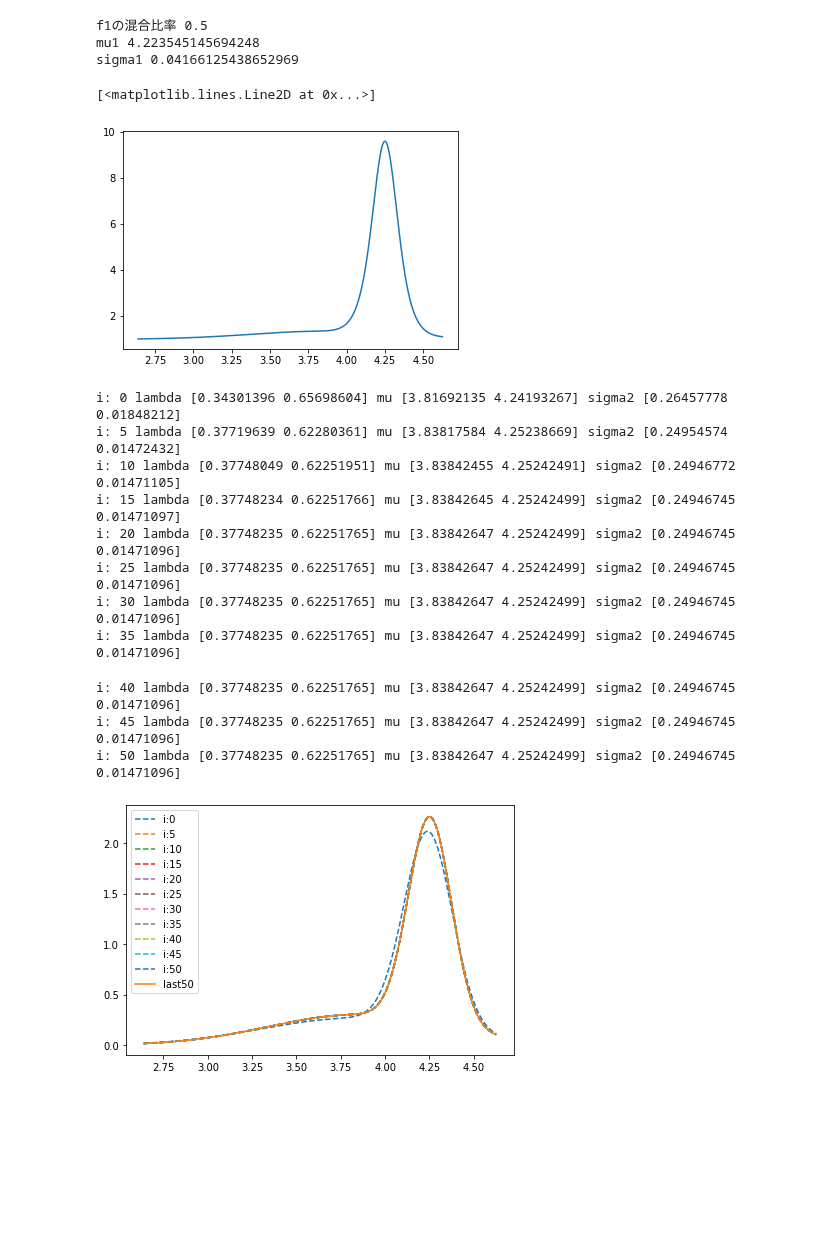
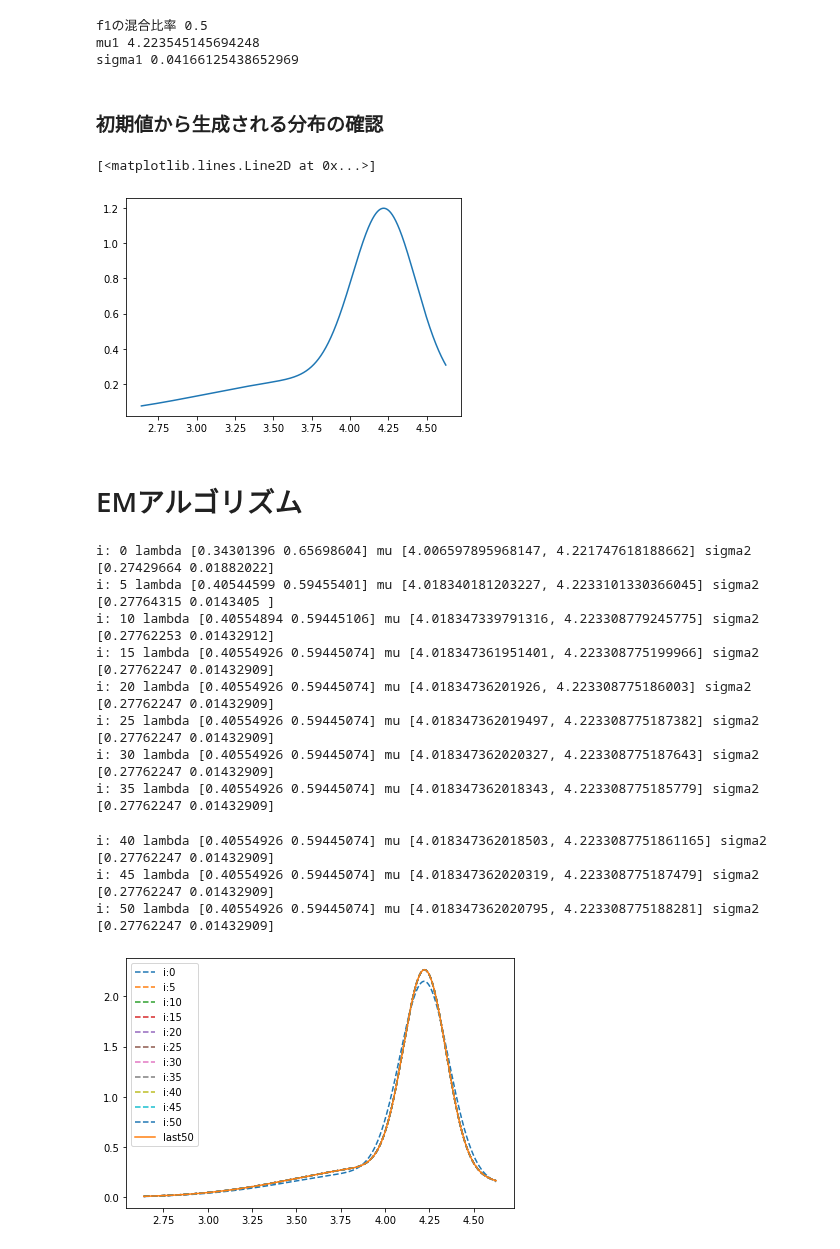
Before and after one commit to nori0724/COVID-19, a Jupyter notebook: notebook/生存時間解析/2成分混合回帰モデル.ipynb, the cells around one changed output. Drawn from its saved outputs; the diff is of its cells as text; code cells hidden in the pictures; blank space fills up the shorter version.

```diff
--- a/notebook/生存時間解析/2成分混合回帰モデル.ipynb
+++ b/notebook/生存時間解析/2成分混合回帰モデル.ipynb
@@ -45,9 +51,9 @@ def MStep(k_size, responsibility, y):
 # %%
-def calc_mix_pdf(k_size, x, lambda_vec, mu_vec, sigma2_vec):
+def calc_mix_pdf(k_size, x, lambda_vec, coef_vec, sigma2_vec):
     pdf = sp.zeros_like(x)
 
     for k in sp.arange(k_size):
-        norm_k = stats.norm(loc=mu_vec[k], scale=sp.sqrt(sigma2_vec[k]))
+        norm_k = stats.norm(loc=np.mean(X@coef_vec[k]), scale=sp.sqrt(sigma2_vec[k]))
 
         # pdf (Probability density function) 確率密度関数
         # xのときの値を取得
@@ -121,8 +111,15 @@ plt.hist(y, density=True)
 # 初期値の設定
 - Rで計算済み
 # %%
+# 早期感染国のβ
 # coef_early = [21.790, 0.994, 0.000, -0.014, 0.000, 0.000, 0.000, -0.124]
-coef_early = [-0.737, -0.331,0.041,0.258,-0.117,0.386,-0.106,-0.162]
+coef1_first = [-0.737, -0.331,0.041,0.258,-0.117,0.386,-0.106,-0.162]
 
-pd.DataFrame(coef_early, index=["Intercept", "hf", "pop",  "urb", "gdp","dist", "air", "detection"])
+# 晩期感染国のβ
+# coef_late = [93.920, -0.915, 0.000, -0.213, 0.000, 0.000, 0.000, -0.116]
+coef2_first = [5.383,-0.014,-0.030,-0.073,-0.058,0.023,0.001,-0.046]
+
+first_df = pd.DataFrame(coef1_first, columns=["早期感染国β(初期値)"], index=["Intercept", "hf", "pop",  "urb", "gdp","dist", "air", "detection"])
+first_df["晩期感染国β(初期値)"] = coef2_first
+first_df
 # %% [output]
@@ -176,6 +157,9 @@ mu_vec = [mu1_first, mu2_first]
 
 # 分散(sigma)の初期値
 sigma2_vec=[sigma1_first, sigma2_first]
+
+# coefの初期値
+coef_vec = [coef1_first, coef2_first]
 # %%
 print("f1の混合比率", lambda_vec[0])
 print("mu1", mu_vec[0])
@@ -192,43 +176,49 @@ print("sigma1", sigma2_vec[1])
 f1の混合比率 0.5
 mu1 4.223545145694248
 sigma1 0.04166125438652969
+# %% [markdown]
+### 初期値から生成される分布の確認
 # %%
 # データ(-6から6までを200こ)
 x = sp.linspace(np.min(y), np.max(y), 10000)
-plt.plot(x, calc_mix_pdf(k_size, x, lambda_vec, mu_vec, sigma2_vec), label="ini")
+plt.plot(x, calc_mix_pdf(k_size, x, lambda_vec, coef_vec, sigma2_vec), label="ini")
 # %% [output]
 [<matplotlib.lines.Line2D at 0x...>]
-[figure, old version]
+[figure, new version]
+# %% [markdown]
+# EMアルゴリズム
 # %%
 # 50回繰り返す
 for i in sp.arange(50+1):
     # Estep
     # responsibilityの更新
-    responsibility = EStep(k_size, y, lambda_vec, mu_vec, sigma2_vec)
+    # responsibility = EStep(k_size, y, lambda_vec, mu_vec, sigma2_vec)
+    responsibility = EStep(k_size, y, lambda_vec, coef_vec, sigma2_vec)
 
     # Mstep
     # 混合割合, 平均, 分散の更新
-    lambda_vec, mu_vec, sigma2_vec = MStep(k_size, responsibility, y)
+    lambda_vec, coef_vec, sigma2_vec = MStep(k_size, responsibility, y)
+    mu_vec = [np.mean(X@coef_vec[0]), np.mean(X@coef_vec[1])]
 
     if i % 5 == 0:
         print("i:", i, "lambda", lambda_vec, "mu", mu_vec, "sigma2", sigma2_vec)
-        plt.plot(x, calc_mix_pdf(k_size, x, lambda_vec, mu_vec, sigma2_vec), label=f"i:{i}", linestyle="--")
+        plt.plot(x, calc_mix_pdf(k_size, x, lambda_vec, coef_vec, sigma2_vec), label=f"i:{i}", linestyle="--")
 
-plt.plot(x, calc_mix_pdf(k_size, x, lambda_vec, mu_vec, sigma2_vec), label=f"last{i}", linestyle="-")
+plt.plot(x, calc_mix_pdf(k_size, x, lambda_vec, coef_vec, sigma2_vec), label=f"last{i}", linestyle="-")
 
 plt.legend()
 plt.tight_layout()
 plt.show()
 # %% [output]
-i: 0 lambda [0.34301396 0.65698604] mu [3.81692135 4.24193267] sigma2 [0.26457778 0.01848212]
-i: 5 lambda [0.37719639 0.62280361] mu [3.83817584 4.25238669] sigma2 [0.24954574 0.01472432]
-i: 10 lambda [0.37748049 0.62251951] mu [3.83842455 4.25242491] sigma2 [0.24946772 0.01471105]
-i: 15 lambda [0.37748234 0.62251766] mu [3.83842645 4.25242499] sigma2 [0.24946745 0.01471097]
-i: 20 lambda [0.37748235 0.62251765] mu [3.83842647 4.25242499] sigma2 [0.24946745 0.01471096]
-i: 25 lambda [0.37748235 0.62251765] mu [3.83842647 4.25242499] sigma2 [0.24946745 0.01471096]
-i: 30 lambda [0.37748235 0.62251765] mu [3.83842647 4.25242499] sigma2 [0.24946745 0.01471096]
-i: 35 lambda [0.37748235 0.62251765] mu [3.83842647 4.25242499] sigma2 [0.24946745 0.01471096]
+i: 0 lambda [0.34301396 0.65698604] mu [4.006597895968147, 4.221747618188662] sigma2 [0.27429664 0.01882022]
+i: 5 lambda [0.40544599 0.59455401] mu [4.018340181203227, 4.2233101330366045] sigma2 [0.27764315 0.0143405 ]
+i: 10 lambda [0.40554894 0.59445106] mu [4.018347339791316, 4.223308779245775] sigma2 [0.27762253 0.01432912]
+i: 15 lambda [0.40554926 0.59445074] mu [4.018347361951401, 4.223308775199966] sigma2 [0.27762247 0.01432909]
+i: 20 lambda [0.40554926 0.59445074] mu [4.01834736201926, 4.223308775186003] sigma2 [0.27762247 0.01432909]
+i: 25 lambda [0.40554926 0.59445074] mu [4.018347362019497, 4.223308775187382] sigma2 [0.27762247 0.01432909]
+i: 30 lambda [0.40554926 0.59445074] mu [4.018347362020327, 4.223308775187643] sigma2 [0.27762247 0.01432909]
+i: 35 lambda [0.40554926 0.59445074] mu [4.018347362018343, 4.223308775185779] sigma2 [0.27762247 0.01432909]
-i: 40 lambda [0.37748235 0.62251765] mu [3.83842647 4.25242499] sigma2 [0.24946745 0.01471096]
-i: 45 lambda [0.37748235 0.62251765] mu [3.83842647 4.25242499] sigma2 [0.24946745 0.01471096]
-i: 50 lambda [0.37748235 0.62251765] mu [3.83842647 4.25242499] sigma2 [0.24946745 0.01471096]
+i: 40 lambda [0.40554926 0.59445074] mu [4.018347362018503, 4.2233087751861165] sigma2 [0.27762247 0.01432909]
+i: 45 lambda [0.40554926 0.59445074] mu [4.018347362020319, 4.223308775187479] sigma2 [0.27762247 0.01432909]
+i: 50 lambda [0.40554926 0.59445074] mu [4.018347362020795, 4.223308775188281] sigma2 [0.27762247 0.01432909]
-[figure, old version]
+[figure, new version]
```
Also changed, not shown: parts of 10 cells of this notebook, 2 other files.
